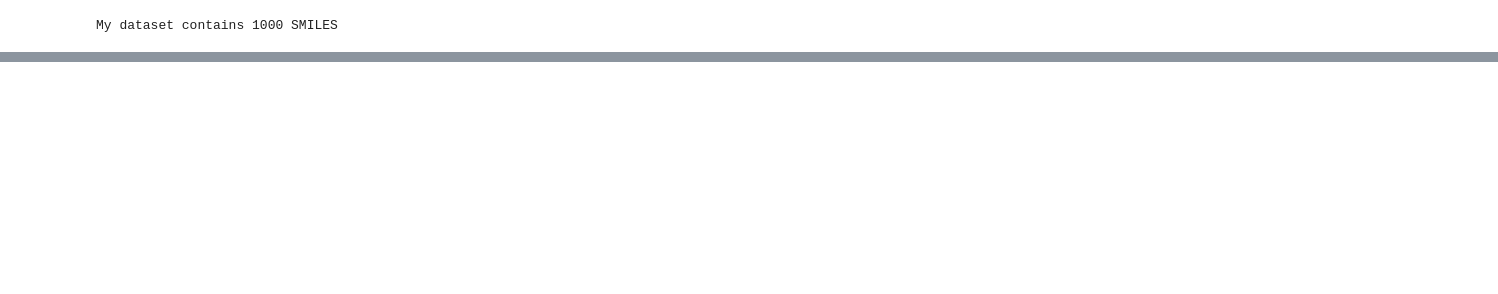
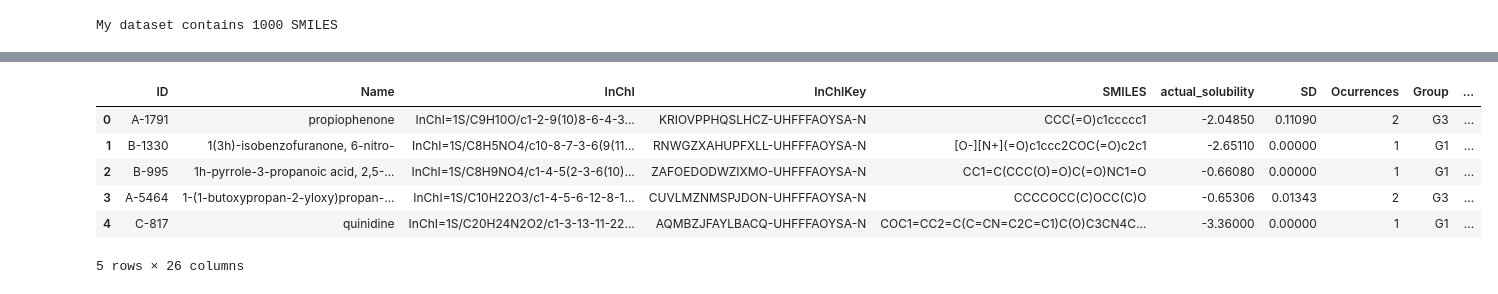
Before and after one commit to dzumii/eos6oli_model_validation, a Jupyter notebook: notebooks/Ersilia_Week2_Task1_3to4.ipynb, the cells around one changed output, grey strips where cells are left out. Cells and saved outputs as stored; diff of their text form; code cells hidden in the pictures; blank space fills up the shorter version.

```diff
--- a/notebooks/Ersilia_Week2_Task1_3to4.ipynb
+++ b/notebooks/Ersilia_Week2_Task1_3to4.ipynb
@@ -412,0 +402,10 @@ Successful 👍! Time taken: 65.81 seconds
+# %%
+molecules.head()
+# %% [output]
+|  | ID | Name | InChI | InChIKey | SMILES | actual_solubility | SD | Ocurrences | Group | ... |
+| 0 | A-1791 | propiophenone | InChI=1S/C9H10O/c1-2-9(10)8-6-4-3... | KRIOVPPHQSLHCZ-UHFFFAOYSA-N | CCC(=O)c1ccccc1 | -2.04850 | 0.11090 | 2 | G3 | ... |
+| 1 | B-1330 | 1(3h)-isobenzofuranone, 6-nitro- | InChI=1S/C8H5NO4/c10-8-7-3-6(9(11... | RNWGZXAHUPFXLL-UHFFFAOYSA-N | [O-][N+](=O)c1ccc2COC(=O)c2c1 | -2.65110 | 0.00000 | 1 | G1 | ... |
+| 2 | B-995 | 1h-pyrrole-3-propanoic acid, 2,5-... | InChI=1S/C8H9NO4/c1-4-5(2-3-6(10)... | ZAFOEDODWZIXMO-UHFFFAOYSA-N | CC1=C(CCC(O)=O)C(=O)NC1=O | -0.66080 | 0.00000 | 1 | G1 | ... |
+| 3 | A-5464 | 1-(1-butoxypropan-2-yloxy)propan-... | InChI=1S/C10H22O3/c1-4-5-6-12-8-1... | CUVLMZNMSPJDON-UHFFFAOYSA-N | CCCCOCC(C)OCC(C)O | -0.65306 | 0.01343 | 2 | G3 | ... |
+| 4 | C-817 | quinidine | InChI=1S/C20H24N2O2/c1-3-13-11-22... | AQMBZJFAYLBACQ-UHFFFAOYSA-N | COC1=CC2=C(C=CN=C2C=C1)C(O)C3CN4C... | -3.36000 | 0.00000 | 1 | G1 | ... |
+5 rows × 26 columns
```
Also changed, not shown: parts of 30 cells of this notebook, 10 other files.
